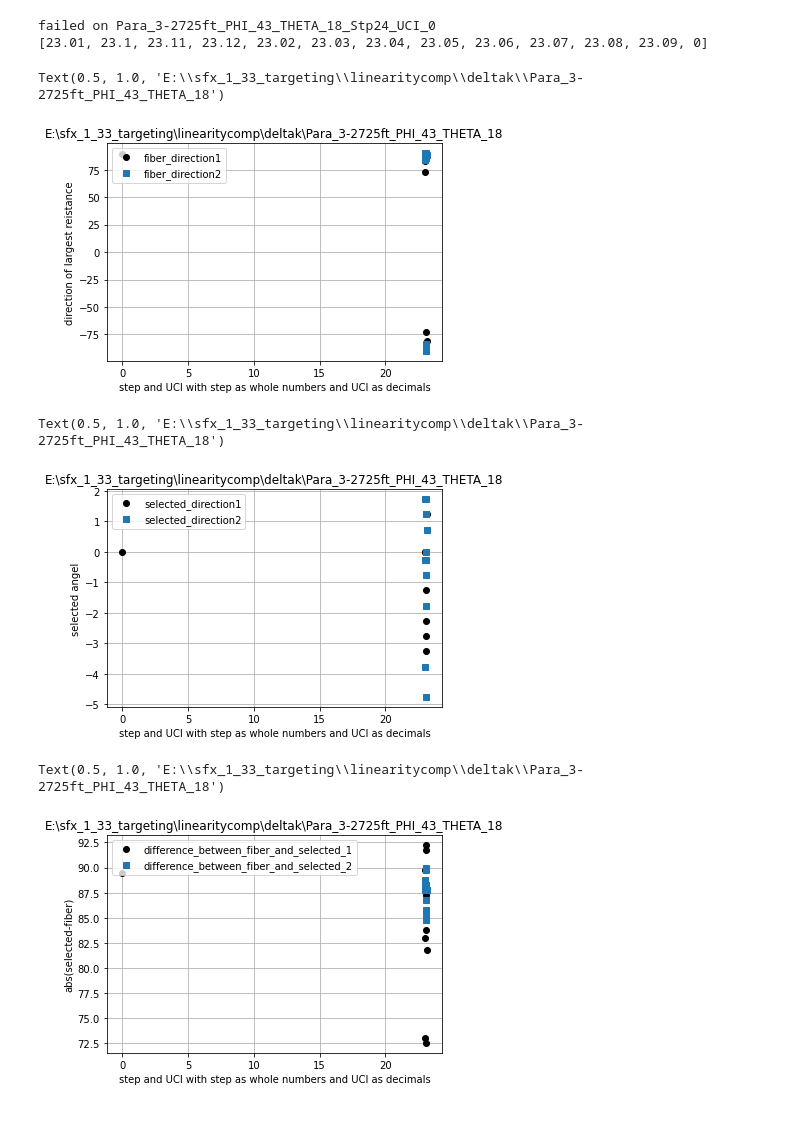
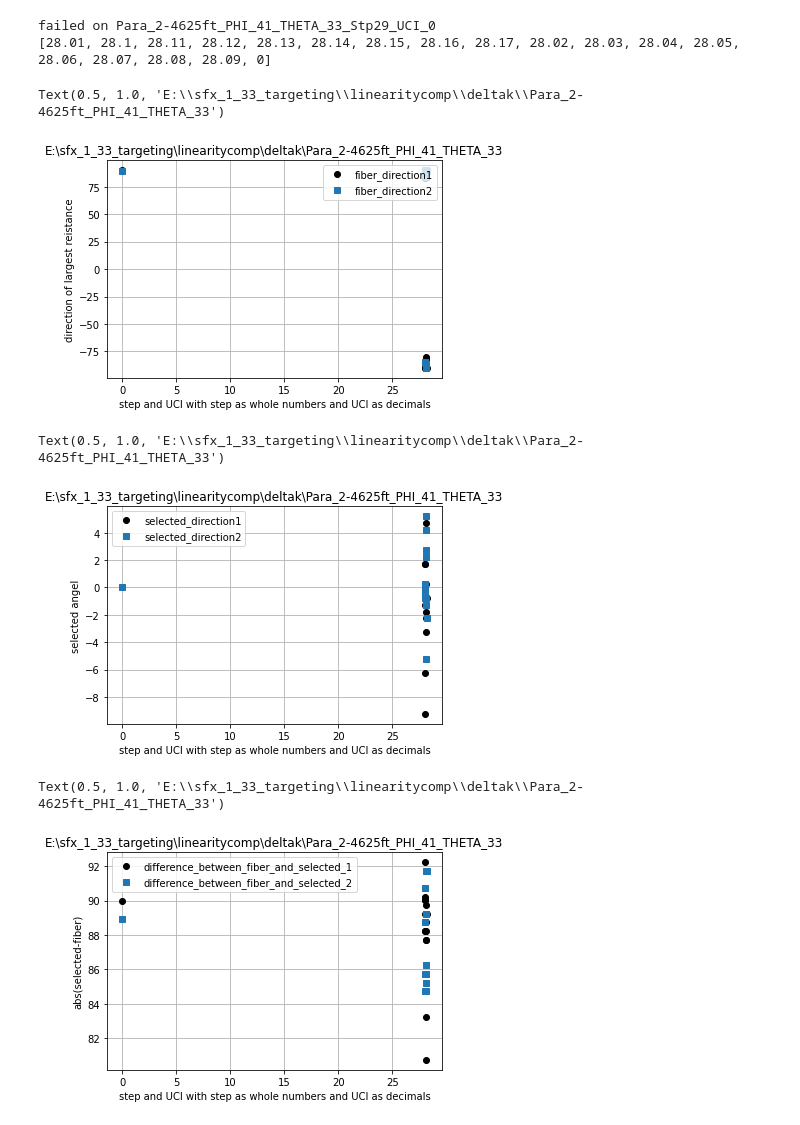
Before and after one commit to Bjorn-jo/sfxcodes, a Jupyter notebook: anglevsfibers.ipynb, the cells around one changed output. Saved outputs shown, nothing was run; the diff lists cells and outputs as text; code cells hidden in the pictures.

```diff
--- a/anglevsfibers.ipynb
+++ b/anglevsfibers.ipynb
@@ -306,7 +306,7 @@ def fiber_direction_finder(simulation_folder,checkpoint):
     return [max_fiber_direction_list,selected_direction_list]#,restivelist]
 # %%
 
-folder_path = 'E:\sfx_1_33_targeting\linearitycomp\deltak\Para_3-2725ft_PHI_43_THETA_18' #'Z:\\hirst\\brian_delta_k_initiation\\Para_3ft_PHI_50_THETA_260'
+folder_path = 'E:\sfx_1_33_targeting\linearitycomp\deltak\Para_2-4625ft_PHI_41_THETA_33' #'Z:\\hirst\\brian_delta_k_initiation\\Para_3ft_PHI_50_THETA_260'
 file_list = []
 fiber_direction1,fiber_direction2=[],[]
 selected_direction1,selected_direction2=[],[]
@@ -351,8 +351,8 @@ folder_listnum.append(0)
 print(folder_listnum)
 #print(folder_list)
 # %% [output]
-failed on Para_3-2725ft_PHI_43_THETA_18_Stp24_UCI_0
-[23.01, 23.1, 23.11, 23.12, 23.02, 23.03, 23.04, 23.05, 23.06, 23.07, 23.08, 23.09, 0]
+failed on Para_2-4625ft_PHI_41_THETA_33_Stp29_UCI_0
+[28.01, 28.1, 28.11, 28.12, 28.13, 28.14, 28.15, 28.16, 28.17, 28.02, 28.03, 28.04, 28.05, 28.06, 28.07, 28.08, 28.09, 0]
 # %%
 #folder_listnum[0]='0'
 #folder_listnum=list(map(int,folder_listnum))
@@ -378,21 +378,22 @@ selected_direction1 = list(np.array(selected_direction1)*180/3.1415)
 selected_direction2 = list(np.array(selected_direction2)*180/3.1415)
 difference_between_fiber_and_selected_1 = list(abs(np.array(selected_direction1)-np.array(fiber_direction1)))
 difference_between_fiber_and_selected_2 = list(abs(np.array(selected_direction2)-np.array(fiber_direction2)))
+folder_listnum2[-1]=0
 # %%
 plt.plot(folder_listnum,fiber_direction1,'o',color='black',label='fiber_direction1')
 plt.plot(folder_listnum2,fiber_direction2,'s', label='fiber_direction2')
 #plt.plot([max(folder_listnum2),max(folder_listnum2)],[1,5],label='end of front 2')
 plt.xlabel('step and UCI with step as whole numbers and UCI as decimals')
 plt.ylabel('direction of largest reistance')
-plt.legend(loc='upper left')
+plt.legend(loc='upper right')
 #plt.axis([20.75,21.25,1,10])
 plt.grid()
 plt.title(folder_path)
 
 #print(max(max(fiber_direction1),max(front_2_factor)))
 # %% [output]
-Text(0.5, 1.0, 'E:\\sfx_1_33_targeting\\linearitycomp\\deltak\\Para_3-2725ft_PHI_43_THETA_18')
+Text(0.5, 1.0, 'E:\\sfx_1_33_targeting\\linearitycomp\\deltak\\Para_2-4625ft_PHI_41_THETA_33')
-[figure, old version]
+[figure, new version]
 # %%
 plt.plot(folder_listnum,selected_direction1,'o',color='black',label='selected_direction1')
 plt.plot(folder_listnum2,selected_direction2,'s', label='selected_direction2')
@@ -404,8 +405,8 @@ plt.legend(loc='upper left')
 plt.grid()
 plt.title(folder_path)
 # %% [output]
-Text(0.5, 1.0, 'E:\\sfx_1_33_targeting\\linearitycomp\\deltak\\Para_3-2725ft_PHI_43_THETA_18')
+Text(0.5, 1.0, 'E:\\sfx_1_33_targeting\\linearitycomp\\deltak\\Para_2-4625ft_PHI_41_THETA_33')
-[figure, old version]
+[figure, new version]
 # %%
 plt.plot(folder_listnum,difference_between_fiber_and_selected_1,'o',color='black',label='difference_between_fiber_and_selected_1')
 plt.plot(folder_listnum2,difference_between_fiber_and_selected_2,'s', label='difference_between_fiber_and_selected_2')
@@ -417,5 +418,5 @@ plt.legend(loc='upper left')
 plt.grid()
 plt.title(folder_path)
 # %% [output]
-Text(0.5, 1.0, 'E:\\sfx_1_33_targeting\\linearitycomp\\deltak\\Para_3-2725ft_PHI_43_THETA_18')
+Text(0.5, 1.0, 'E:\\sfx_1_33_targeting\\linearitycomp\\deltak\\Para_2-4625ft_PHI_41_THETA_33')
-[figure, old version]
+[figure, new version]
```
